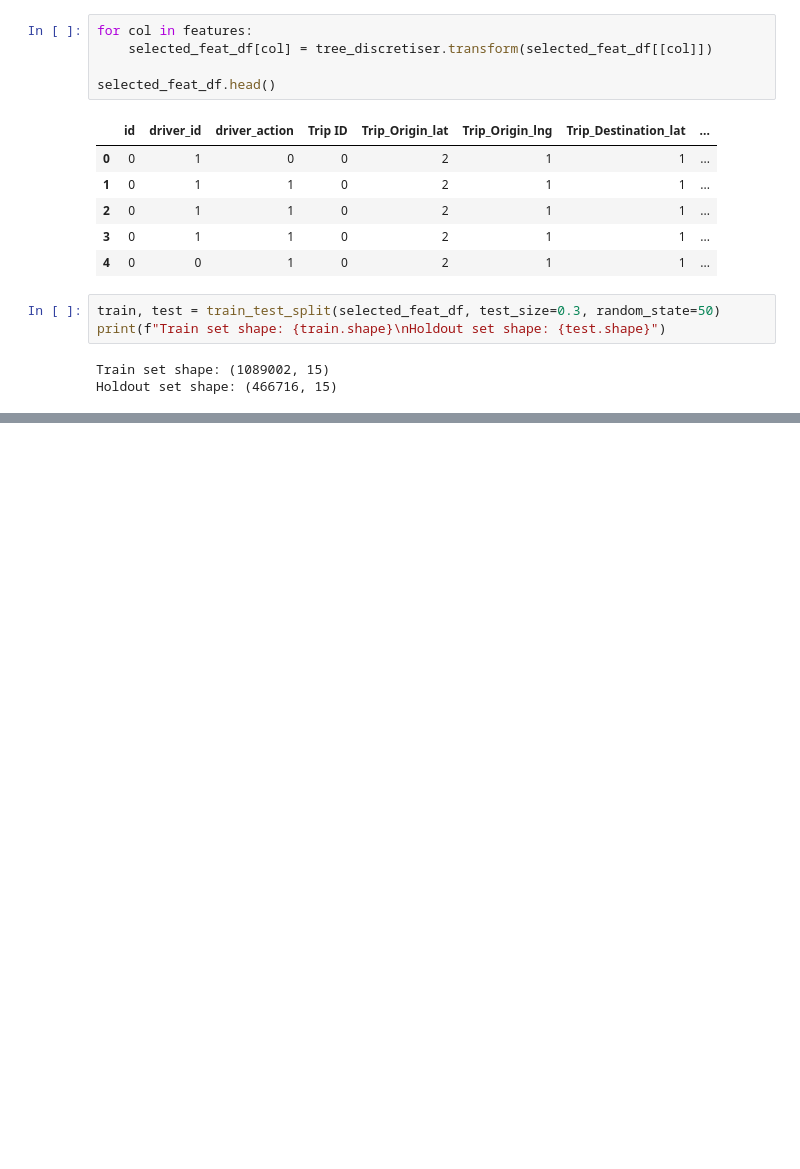
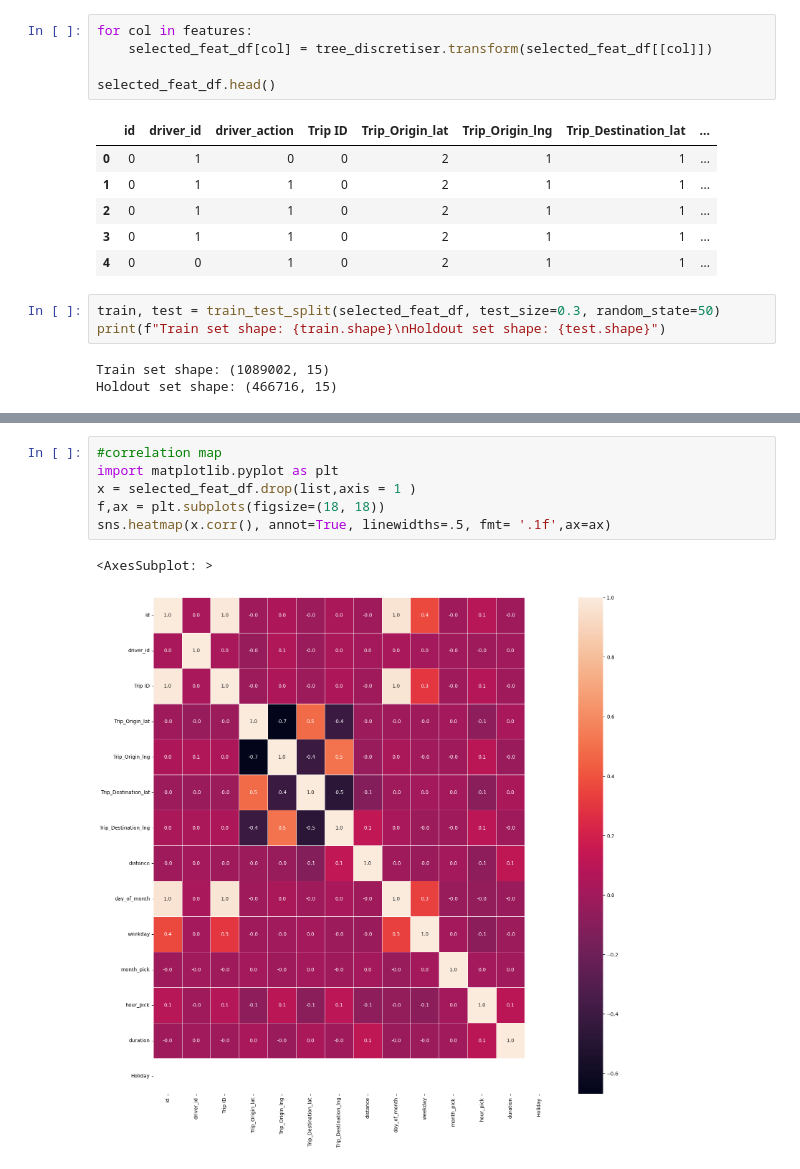
Before and after one commit to BirhanuGebisa/Delivery_drivers_Causal_Inference, a Jupyter notebook: notebooks/ml_models.ipynb, the cells around one changed output, grey strips where cells are left out. Drawn from its saved outputs; the diff is of its cells as text; blank space fills up the shorter version.

```diff
--- a/notebooks/ml_models.ipynb
+++ b/notebooks/ml_models.ipynb
@@ -131,0 +141,9 @@ classification_report(baseline_bn_ss, test_ss, 'diagnosis')
+# %%
+#correlation map
+import matplotlib.pyplot as plt
+x = selected_feat_df.drop(list,axis = 1 )
+f,ax = plt.subplots(figsize=(18, 18))
+sns.heatmap(x.corr(), annot=True, linewidths=.5, fmt= '.1f',ax=ax)
+# %% [output]
+<AxesSubplot: >
+[figure, added]
```
Also changed, not shown: parts of 4 cells of this notebook.
